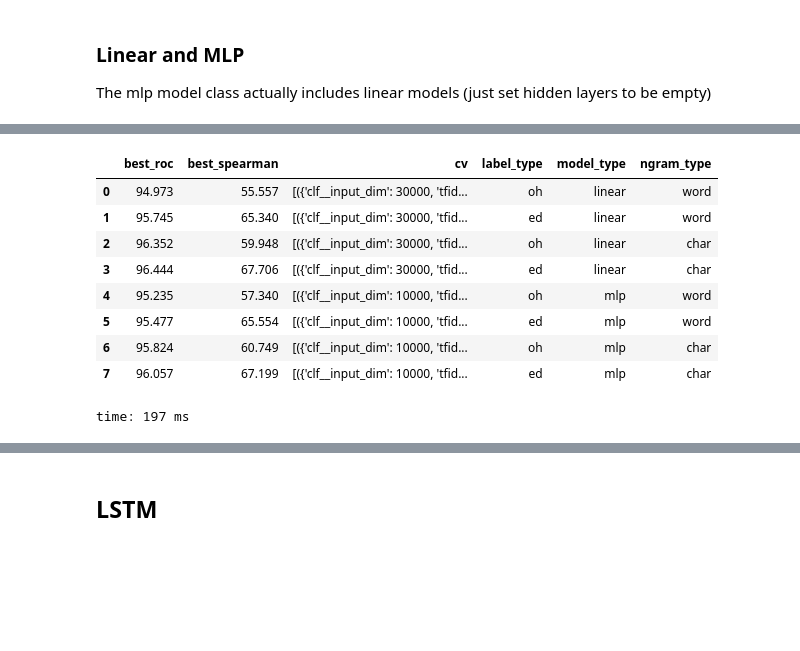
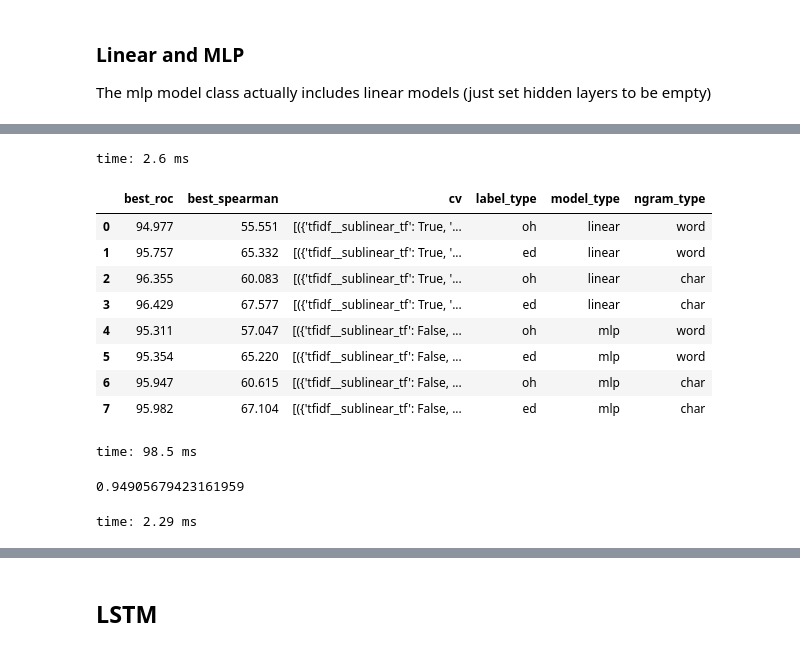
Before and after one commit to ewulczyn/wiki-detox, a Jupyter notebook: src/modeling/cv_ngram_architectures.ipynb, the cells around one changed output, grey strips where cells are left out. Cells and saved outputs as stored; diff of their text form; code cells hidden in the pictures; blank space fills up the shorter version.

```diff
--- a/src/modeling/cv_ngram_architectures.ipynb
+++ b/src/modeling/cv_ngram_architectures.ipynb
@@ -365,13 +361,22 @@ time: 8h 16min 8s
 # %%
-pd.DataFrame(results_list)
+results_df = pd.DataFrame(results_list)
 # %% [output]
-|  | best_roc | best_spearman | cv | label_type | model_type | ngram_type |
-| 0 | 94.973 | 55.557 | [({'clf__input_dim': 30000, 'tfid... | oh | linear | word |
-| 1 | 95.745 | 65.340 | [({'clf__input_dim': 30000, 'tfid... | ed | linear | word |
-| 2 | 96.352 | 59.948 | [({'clf__input_dim': 30000, 'tfid... | oh | linear | char |
-| 3 | 96.444 | 67.706 | [({'clf__input_dim': 30000, 'tfid... | ed | linear | char |
-| 4 | 95.235 | 57.340 | [({'clf__input_dim': 10000, 'tfid... | oh | mlp | word |
-| 5 | 95.477 | 65.554 | [({'clf__input_dim': 10000, 'tfid... | ed | mlp | word |
-| 6 | 95.824 | 60.749 | [({'clf__input_dim': 10000, 'tfid... | oh | mlp | char |
-| 7 | 96.057 | 67.199 | [({'clf__input_dim': 10000, 'tfid... | ed | mlp | char |
-time: 197 ms
+time: 2.6 ms
+# %%
+results_df
+# %% [output]
+|  | best_roc | best_spearman | cv | label_type | model_type | ngram_type |
+| 0 | 94.977 | 55.551 | [({'tfidf__sublinear_tf': True, '... | oh | linear | word |
+| 1 | 95.757 | 65.332 | [({'tfidf__sublinear_tf': True, '... | ed | linear | word |
+| 2 | 96.355 | 60.083 | [({'tfidf__sublinear_tf': True, '... | oh | linear | char |
+| 3 | 96.429 | 67.577 | [({'tfidf__sublinear_tf': True, '... | ed | linear | char |
+| 4 | 95.311 | 57.047 | [({'tfidf__sublinear_tf': False, ... | oh | mlp | word |
+| 5 | 95.354 | 65.220 | [({'tfidf__sublinear_tf': False, ... | ed | mlp | word |
+| 6 | 95.947 | 60.615 | [({'tfidf__sublinear_tf': False, ... | oh | mlp | char |
+| 7 | 95.982 | 67.104 | [({'tfidf__sublinear_tf': False, ... | ed | mlp | char |
+time: 98.5 ms
+# %%
+grid_scores[0].mean_validation_score
+# %% [output]
+0.94905679423161959
+time: 2.29 ms
```
Also changed, not shown: parts of 14 cells of this notebook, 19 other files.
